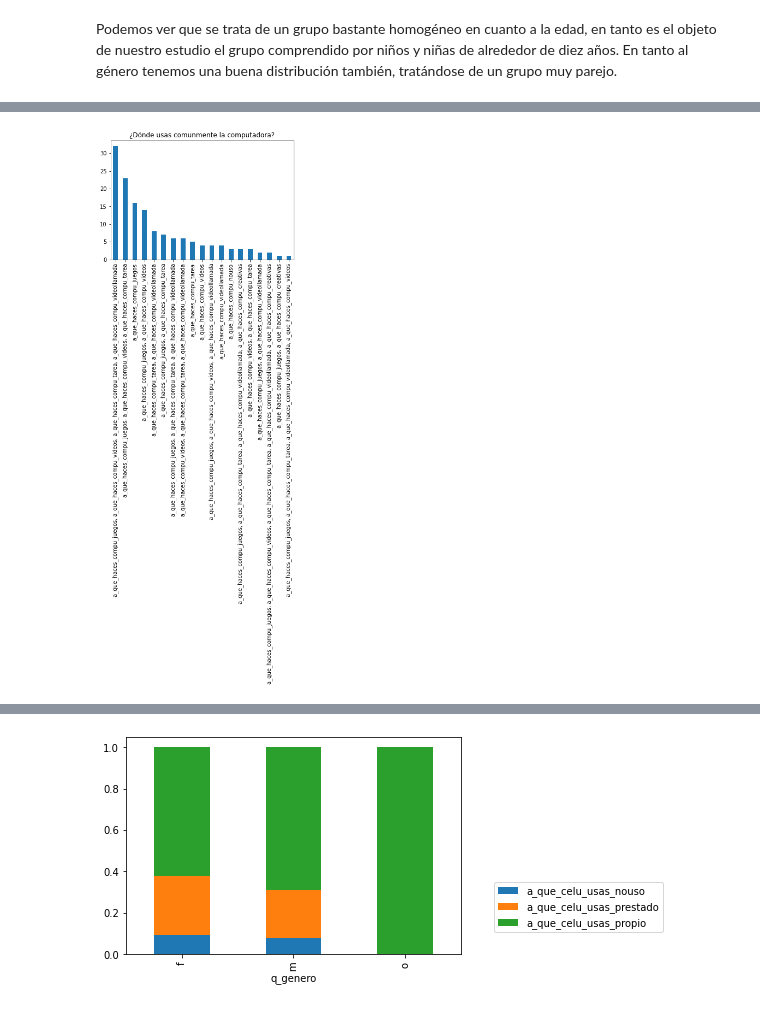
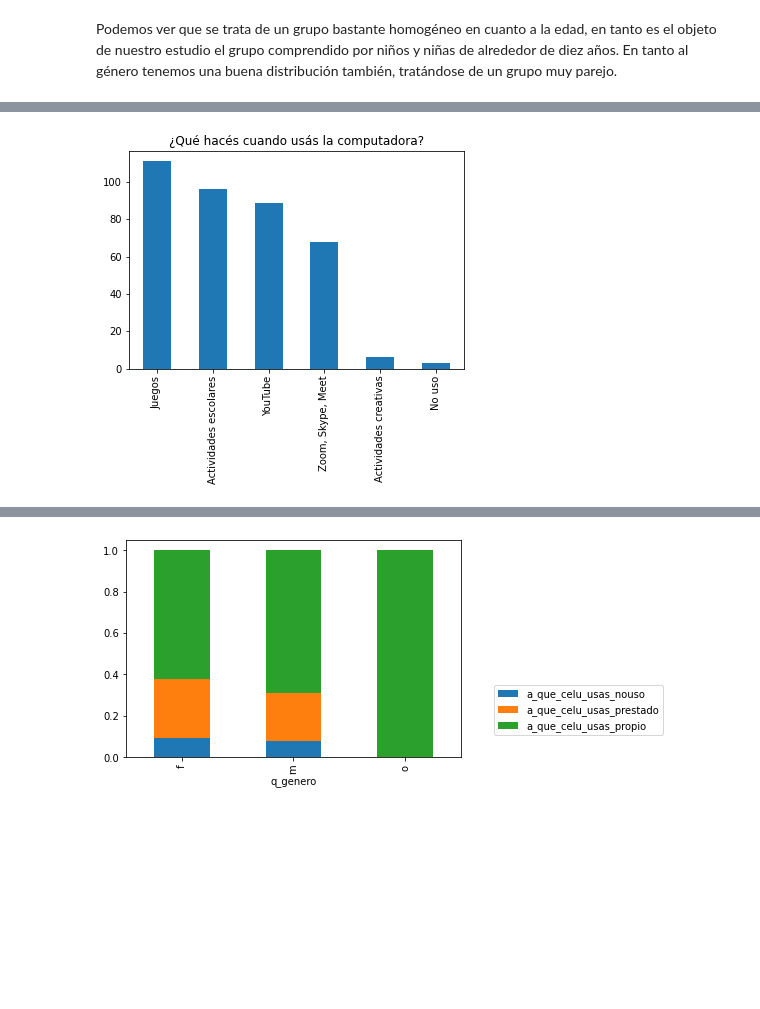
Before and after one commit to luparral/misconceptions, a Jupyter notebook: notebooks/Análisis exploratorio.ipynb, the cells around one changed output, grey strips where cells are left out. Cells and saved outputs as stored; diff of their text form; code cells hidden in the pictures; blank space fills up the shorter version.

```diff
--- a/notebooks/Análisis exploratorio.ipynb
+++ b/notebooks/Análisis exploratorio.ipynb
@@ -61,7 +64,11 @@ plt.title("¿Dónde usas comunmente la computadora?");
 # %%
 # ¿Qué hacés cuando usás la computadora (podés elegir más de una opción)?
+positions = (0, 1, 2, 3, 4, 5)
+labels = ("Juegos", "Actividades escolares", "YouTube", "Zoom, Skype, Meet", "Actividades creativas", "No uso")
 
-df["q_que_haces_compu"].value_counts().plot.bar()
-plt.title("¿Dónde usas comunmente la computadora?");
+df["q_que_haces_compu"].str.replace(" ", "").str.get_dummies(sep=',') \
+    .sum().sort_values(ascending=False).plot.bar()
+plt.title("¿Qué hacés cuando usás la computadora?");
+plt.xticks(positions, labels);
 # %% [output]
-[figure, old version]
+[figure, new version]
```
Also changed, not shown: parts of 16 cells of this notebook.
